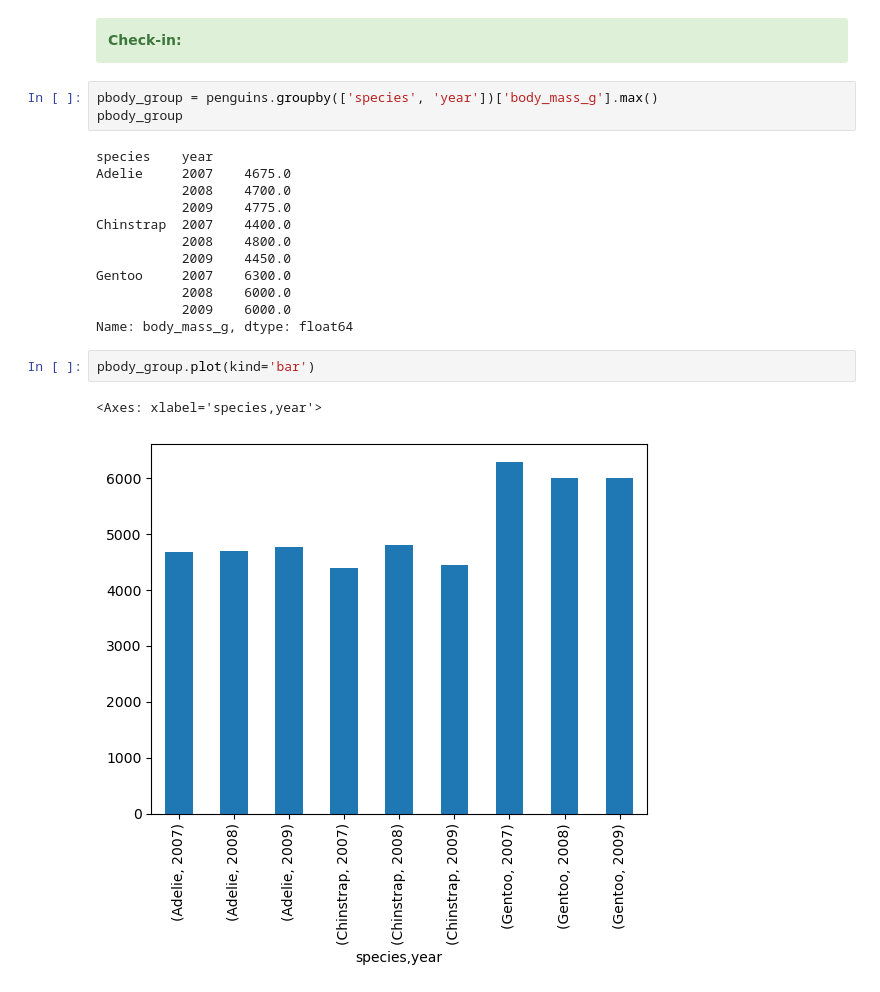
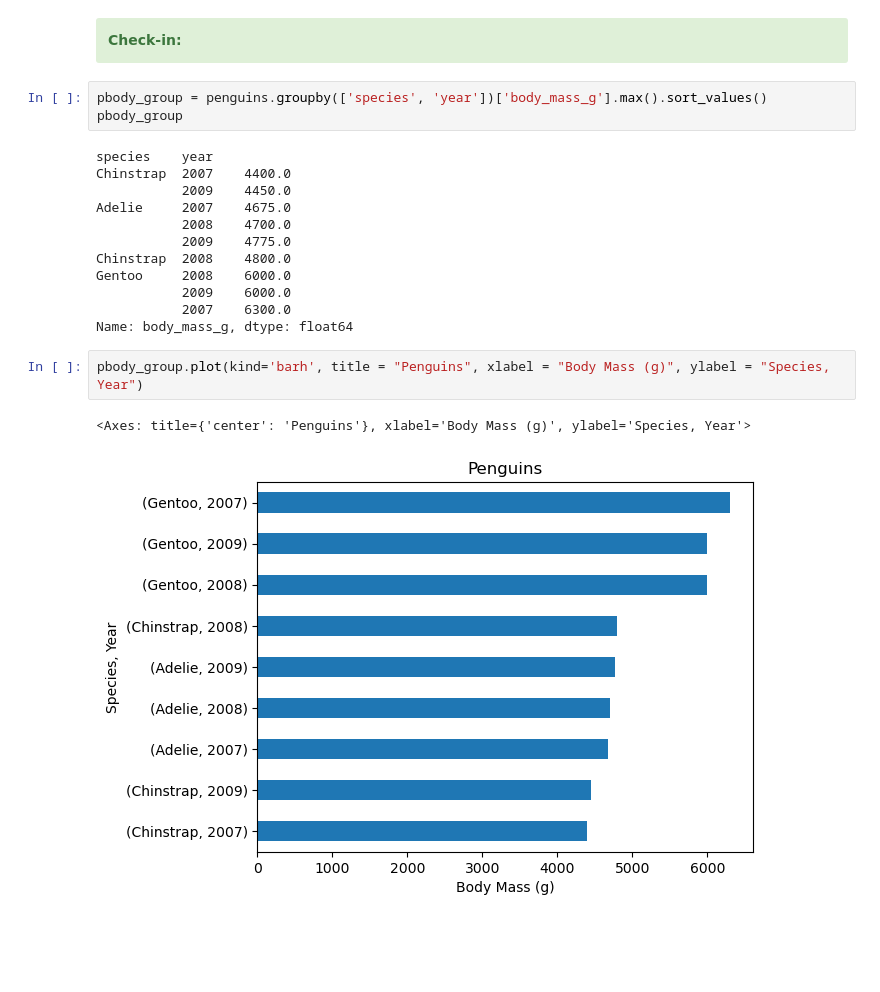
Before and after one commit to moniqueallyson/eds220-in-class, a Jupyter notebook: week2-groupby.ipynb, the cells around one changed output. Saved outputs shown, nothing was run; the diff lists cells and outputs as text; blank space fills up the shorter version.

```diff
--- a/week2-groupby.ipynb
+++ b/week2-groupby.ipynb
@@ -197,22 +197,22 @@ Discuss the differences between each output. What method would give you the numb
     <b>Check-in:</b>
 </div>
 # %%
-pbody_group = penguins.groupby(['species', 'year'])['body_mass_g'].max()
+pbody_group = penguins.groupby(['species', 'year'])['body_mass_g'].max().sort_values()
 pbody_group
 # %% [output]
 species    year
+Chinstrap  2007    4400.0
+           2009    4450.0
 Adelie     2007    4675.0
            2008    4700.0
            2009    4775.0
-Chinstrap  2007    4400.0
-           2008    4800.0
-           2009    4450.0
-Gentoo     2007    6300.0
-           2008    6000.0
+Chinstrap  2008    4800.0
+Gentoo     2008    6000.0
            2009    6000.0
+           2007    6300.0
 Name: body_mass_g, dtype: float64
 # %%
-pbody_group.plot(kind='bar')
+pbody_group.plot(kind='barh', title = "Penguins", xlabel = "Body Mass (g)", ylabel = "Species, Year")
 # %% [output]
-<Axes: xlabel='species,year'>
+<Axes: title={'center': 'Penguins'}, xlabel='Body Mass (g)', ylabel='Species, Year'>
-[figure, old version]
+[figure, new version]
```
Also changed, not shown: parts of 1 cell of this notebook.
